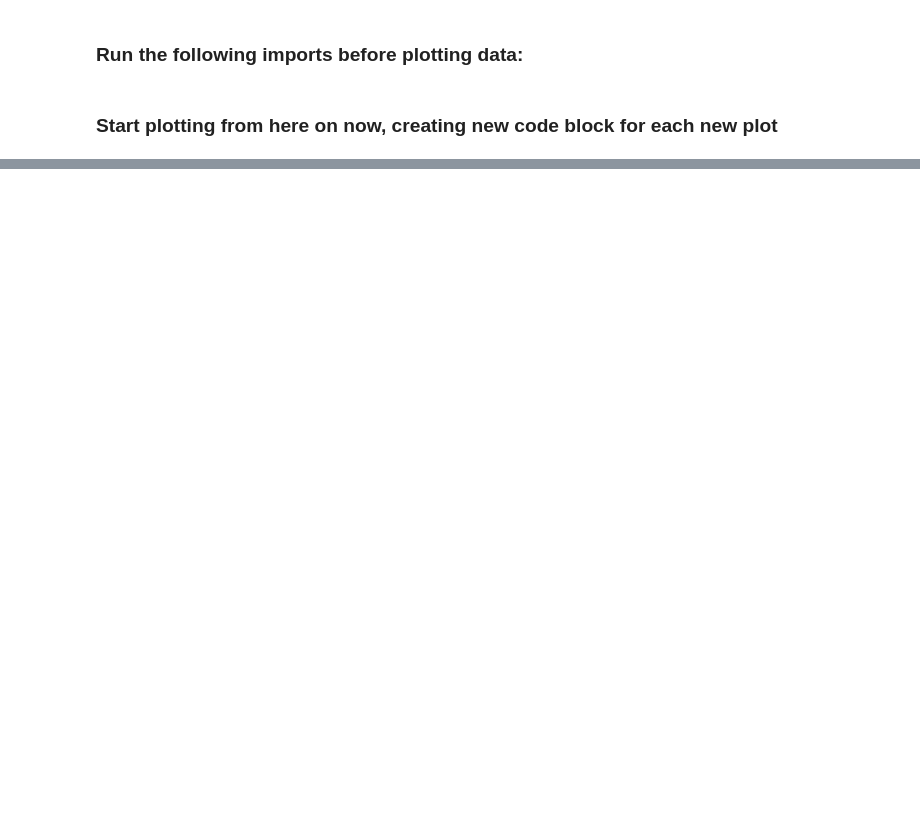
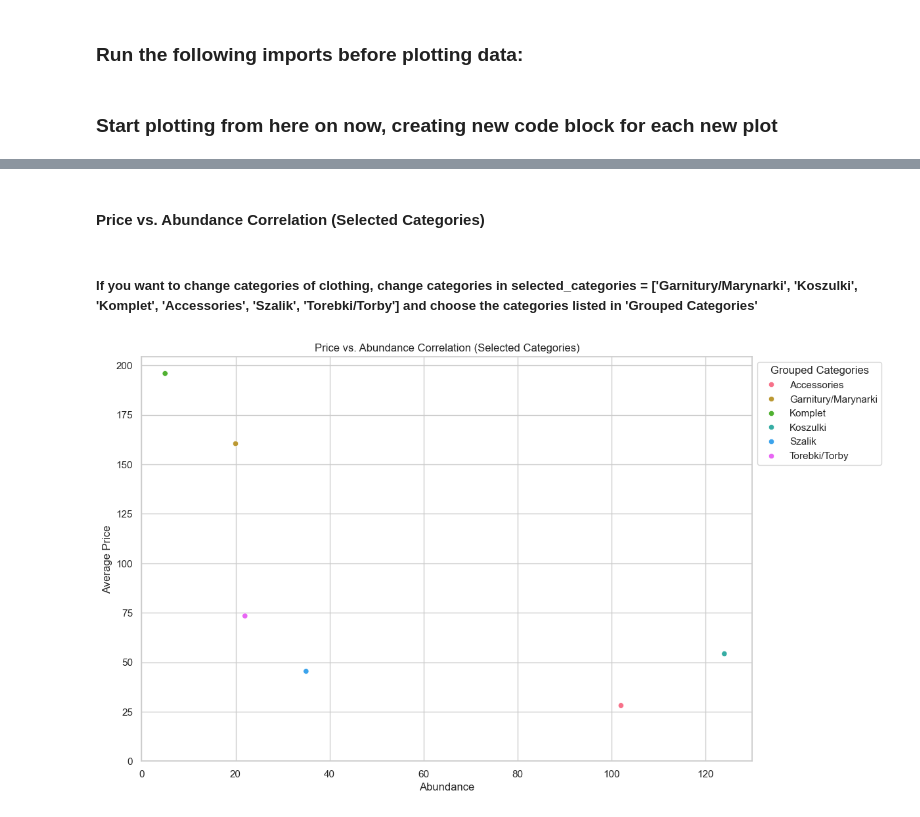
Before and after one commit to KHajduk00/MoodoWS, a Jupyter notebook: src/plot_data.ipynb, the cells around one changed output, grey strips where cells are left out. Drawn from its saved outputs; the diff is of its cells as text; code cells hidden in the pictures; blank space fills up the shorter version.

```diff
--- a/src/plot_data.ipynb
+++ b/src/plot_data.ipynb
@@ -46,0 +130,55 @@ plt.show()
+# %% [markdown]
+#### Price vs. Abundance Correlation (Selected Categories)
+# %% [markdown]
+##### If you want to change categories of clothing, change categories in selected_categories = ['Garnitury/Marynarki', 'Koszulki', 'Komplet', 'Accessories', 'Szalik', 'Torebki/Torby'] and choose the categories listed in 'Grouped Categories'
+# %%
+df['Grouped Categories'] = df['Category'].replace({'Torba': 'Torebki/Torby', 'Czapka': 'Accessories', 'Portfel': 'Accessories', 'Opaska': 'Accessories',
+                                                    'Rękawiczki':  'Accessories', 'Torebka': 'Torebki/Torby', 'Pasek': 'Accessories',
+                                                    'Biżuteria': 'Accessories', 'Skarpetki': 'Accessories', 'Klapki': 'Accessories', 'Kolczyki': 'Accessories',
+                                                    'Naszyjnik':  'Accessories', 'Okulary':  'Accessories', 'Kapelusz':  'Accessories', 'Gumka do włosów':  'Accessories',
+                                                    'Spodnie':  'Spodnie', 'Jeansy':  'Spodnie', 'Klapki':  'Obuwie', 'Buty':  'Obuwie', 'Kurtka':  'Kurtki/Płaszcze',
+                                                    'Płaszcz':  'Kurtki/Płaszcze', 'Sweter':  'Swetry', 'Cienki Sweter':  'Swetry', 'T-shirt':  'Koszulki',
+                                                    'Koszulka':  'Koszulki', 'Bluzka':  'Koszulki', 'Koszula':  'Koszulki', 'Garnitur':  'Garnitury/Marynarki',
+                                                    'Marynarka':  'Garnitury/Marynarki', 'Sukienka':  'Sukienki/Spódnice', 'Spódnica':  'Sukienki/Spódnice',})
+
+# Convert 'Date of scrap' column to datetime format
+df['Date of scrap'] = pd.to_datetime(df['Date of scrap'])
+
+# Sort dataframe by 'Date of scrap' in descending order
+df = df.sort_values(by='Date of scrap', ascending=False)
+
+# Keep only the most up-to-date entry for each item
+df = df.drop_duplicates(subset=['Product ID'], keep='first')
+
+# Calculate the average price and abundance for each grouped category
+category_stats = df.groupby(['Grouped Categories'])['Product Price'].agg(['mean', 'count']).reset_index()
+category_stats.columns = ['Grouped Categories', 'Average Price', 'Abundance']
+
+# Choose only specified categories
+selected_categories = ['Garnitury/Marynarki', 'Koszulki', 'Komplet', 'Accessories', 'Szalik', 'Torebki/Torby']
+category_stats_selected = category_stats[category_stats['Grouped Categories'].isin(selected_categories)]
+
+# Set the style of seaborn
+sns.set(style="whitegrid")
+
+# Scatter Plot - Price vs. Abundance Correlation with 'husl' palette
+plt.figure(figsize=(12, 8))
+scatter_plot = sns.scatterplot(x="Abundance", y="Average Price", hue="Grouped Categories", data=category_stats_selected, palette='husl')
+
+# Set the limits of the x-axis and y-axis to start from 0
+plt.xlim(0)
+plt.ylim(0)
+
+scatter_plot.set_title('Price vs. Abundance Correlation (Selected Categories)')
+sns.move_legend(scatter_plot, "upper left", bbox_to_anchor=(1, 1))
+
+# Save the plot as an image
+output_path = "plotting_results"
+os.makedirs(output_path, exist_ok=True)
+output_file_path = os.path.join(output_path, f'scatter_plot_selected_categories_{pd.Timestamp.now().strftime("%Y%m%d%H%M%S")}.png')
+plt.savefig(output_file_path)
+
+# Show the plot
+plt.show()
+# %% [output]
+[figure, added]
```
Also changed, not shown: parts of 12 cells of this notebook, 1 other file.
